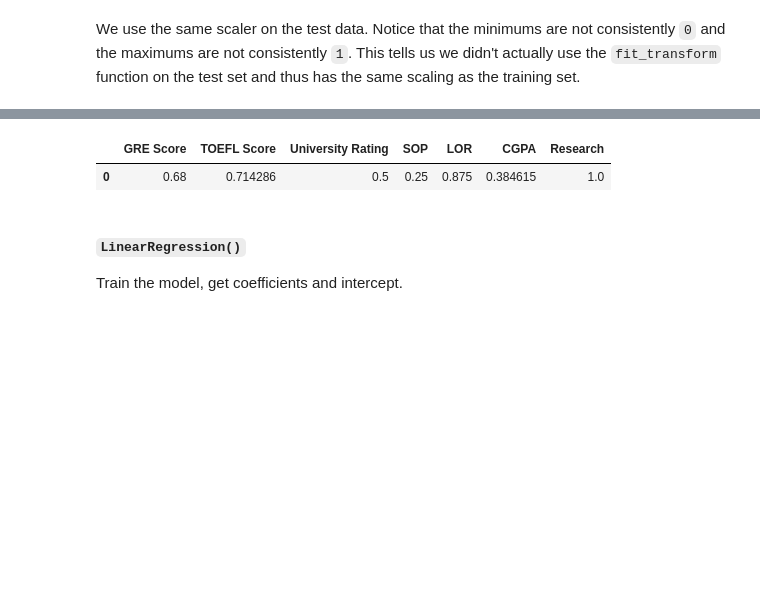
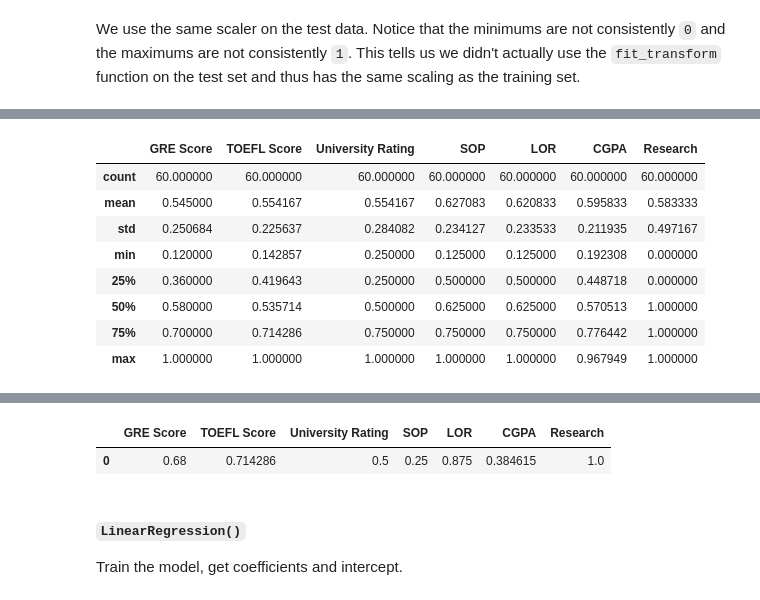
Before and after one commit to RochX/comp486-assignments, a Jupyter notebook: assignment4/assignment4.ipynb, the cells around one changed output, grey strips where cells are left out. Drawn from its saved outputs; the diff is of its cells as text; code cells hidden in the pictures; blank space fills up the shorter version.

```diff
--- a/assignment4/assignment4.ipynb
+++ b/assignment4/assignment4.ipynb
@@ -69,7 +69,8 @@ decomposition (SVD), Stochastic Gradient Descent, and Polynomial Regression with
 # %%
 # scale the training data
 from sklearn.preprocessing import MinMaxScaler
-min_max_scaler = MinMaxScaler(feature_range=(0, 1)).set_output(transform="pandas")
+feature_scaler = MinMaxScaler(feature_range=(0, 1)).set_output(transform="pandas")
+label_scaler = MinMaxScaler(feature_range=(0, 1)).set_output(transform="pandas")
 
-adm_training_set_scaled = min_max_scaler.fit_transform(adm_training_set)
-adm_training_set_scaled
+adm_training_features = feature_scaler.fit_transform(adm_training_set.drop(["Serial No.", "Chance of Admit "], axis=1))
+adm_training_labels = label_scaler.fit_transform(adm_training_set[["Chance of Admit "]])
@@ -108,4 +81,14 @@ adm_test_set_scaled.describe()
 # %%
-# split training set into features and labels
-adm_training_features = adm_training_set_scaled.drop(["Serial No.", "Chance of Admit "], axis=1)
-adm_training_labels = adm_training_set_scaled["Chance of Admit "]
+# scale the test features
+adm_test_features = feature_scaler.transform(adm_test_set.drop(["Serial No.", "Chance of Admit "], axis=1))
+adm_test_features.describe()
+# %% [output]
+|  | GRE Score | TOEFL Score | University Rating | SOP | LOR | CGPA | Research |
+| count | 60.000000 | 60.000000 | 60.000000 | 60.000000 | 60.000000 | 60.000000 | 60.000000 |
+| mean | 0.545000 | 0.554167 | 0.554167 | 0.627083 | 0.620833 | 0.595833 | 0.583333 |
+| std | 0.250684 | 0.225637 | 0.284082 | 0.234127 | 0.233533 | 0.211935 | 0.497167 |
+| min | 0.120000 | 0.142857 | 0.250000 | 0.125000 | 0.125000 | 0.192308 | 0.000000 |
+| 25% | 0.360000 | 0.419643 | 0.250000 | 0.500000 | 0.500000 | 0.448718 | 0.000000 |
+| 50% | 0.580000 | 0.535714 | 0.500000 | 0.625000 | 0.625000 | 0.570513 | 1.000000 |
+| 75% | 0.700000 | 0.714286 | 0.750000 | 0.750000 | 0.750000 | 0.776442 | 1.000000 |
+| max | 1.000000 | 1.000000 | 1.000000 | 1.000000 | 1.000000 | 0.967949 | 1.000000 |
```
Also changed, not shown: parts of 15 cells of this notebook.
